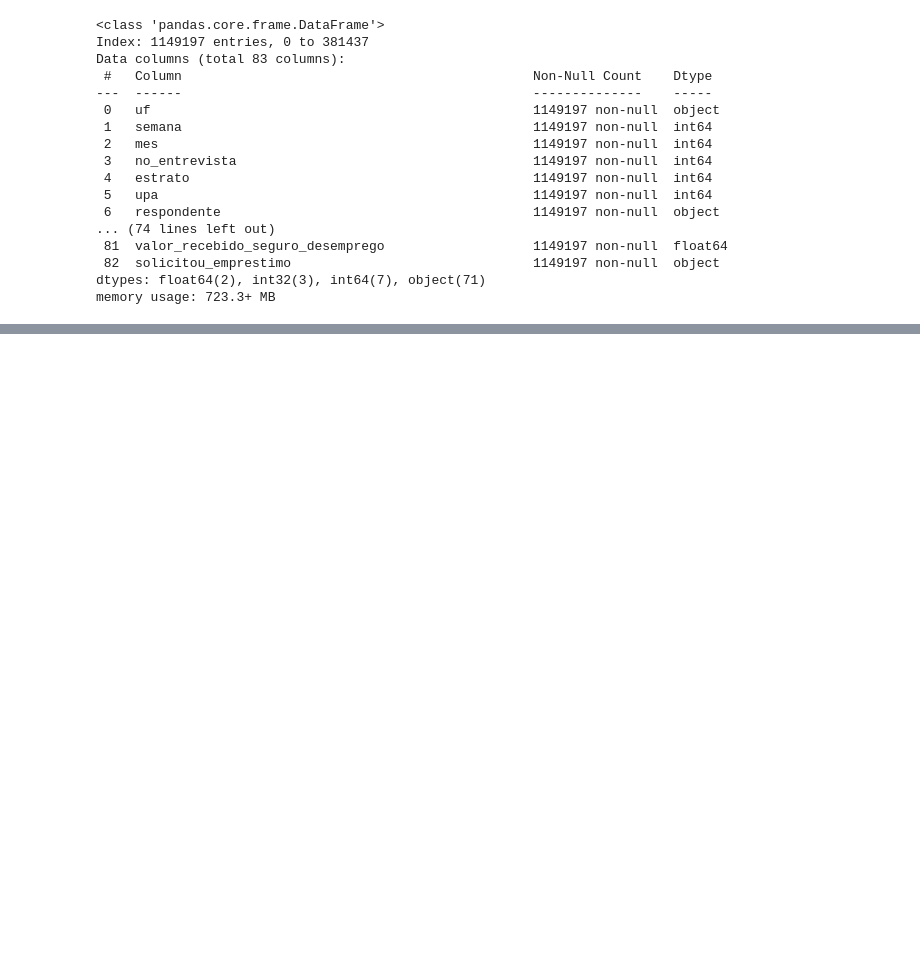
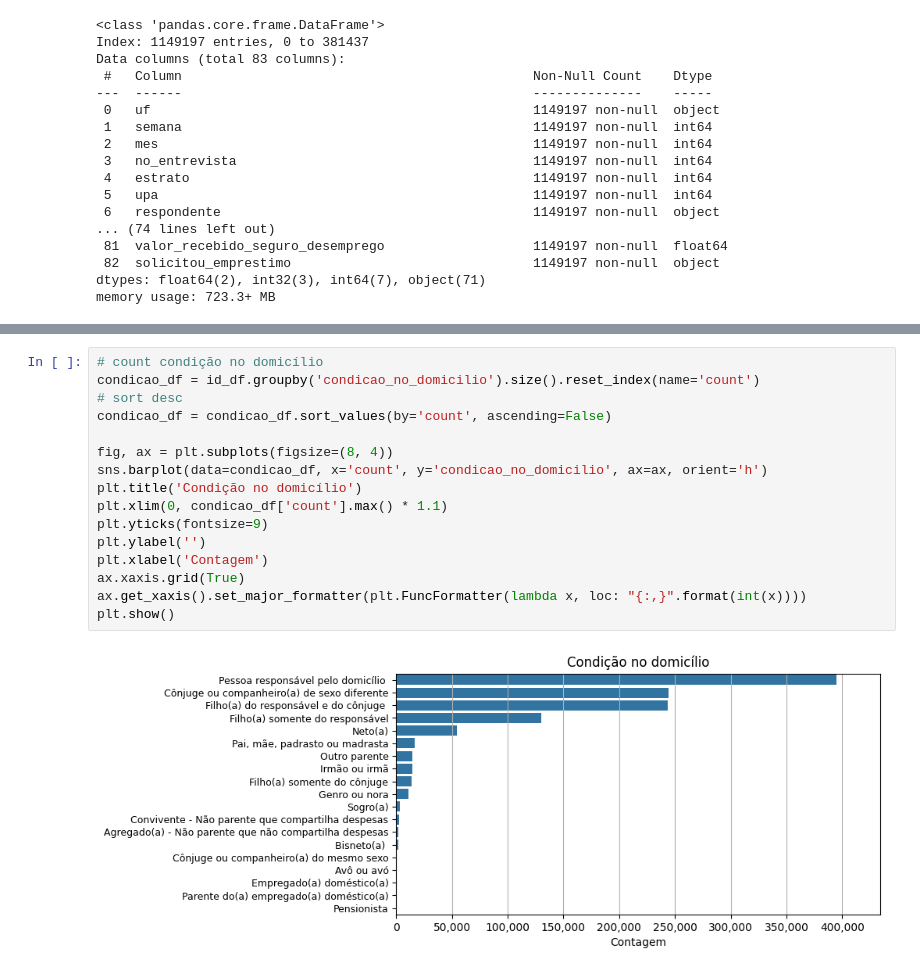
Before and after one commit to cams1313/Fase3_FIAP_DataAnalytics, a Jupyter notebook: Tratamento_dos_Dados.ipynb, the cells around one changed output, grey strips where cells are left out. Cells and saved outputs as stored; diff of their text form; blank space fills up the shorter version.

```diff
--- a/Tratamento_dos_Dados.ipynb
+++ b/Tratamento_dos_Dados.ipynb
@@ -1999,0 +2076,18 @@ df.to_csv('C:/Users/camil/OneDrive/Área de Trabalho/Pós Graduação/Fase 3/Tec
+# %%
+# count condição no domicílio
+condicao_df = id_df.groupby('condicao_no_domicilio').size().reset_index(name='count')
+# sort desc
+condicao_df = condicao_df.sort_values(by='count', ascending=False)
+
+fig, ax = plt.subplots(figsize=(8, 4))
+sns.barplot(data=condicao_df, x='count', y='condicao_no_domicilio', ax=ax, orient='h')
+plt.title('Condição no domicílio')
+plt.xlim(0, condicao_df['count'].max() * 1.1)
+plt.yticks(fontsize=9)
+plt.ylabel('')
+plt.xlabel('Contagem')
+ax.xaxis.grid(True)
+ax.get_xaxis().set_major_formatter(plt.FuncFormatter(lambda x, loc: "{:,}".format(int(x))))
+plt.show()
+# %% [output]
+[figure, added]
```
Also changed, not shown: parts of 35 cells of this notebook.
